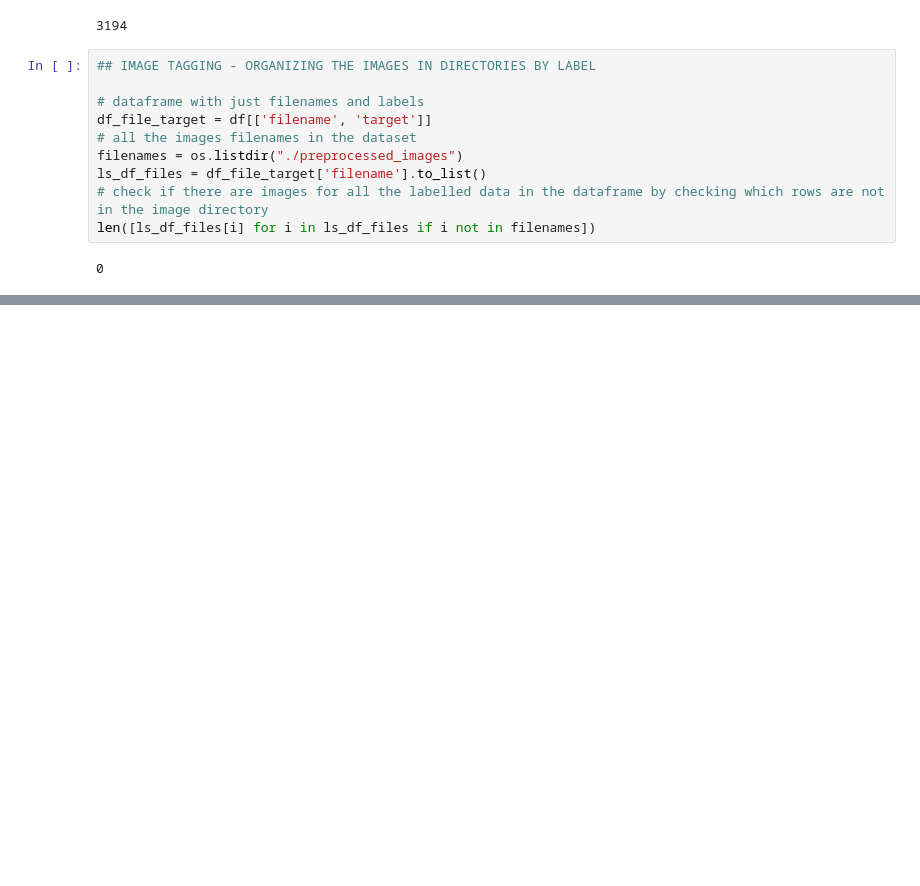
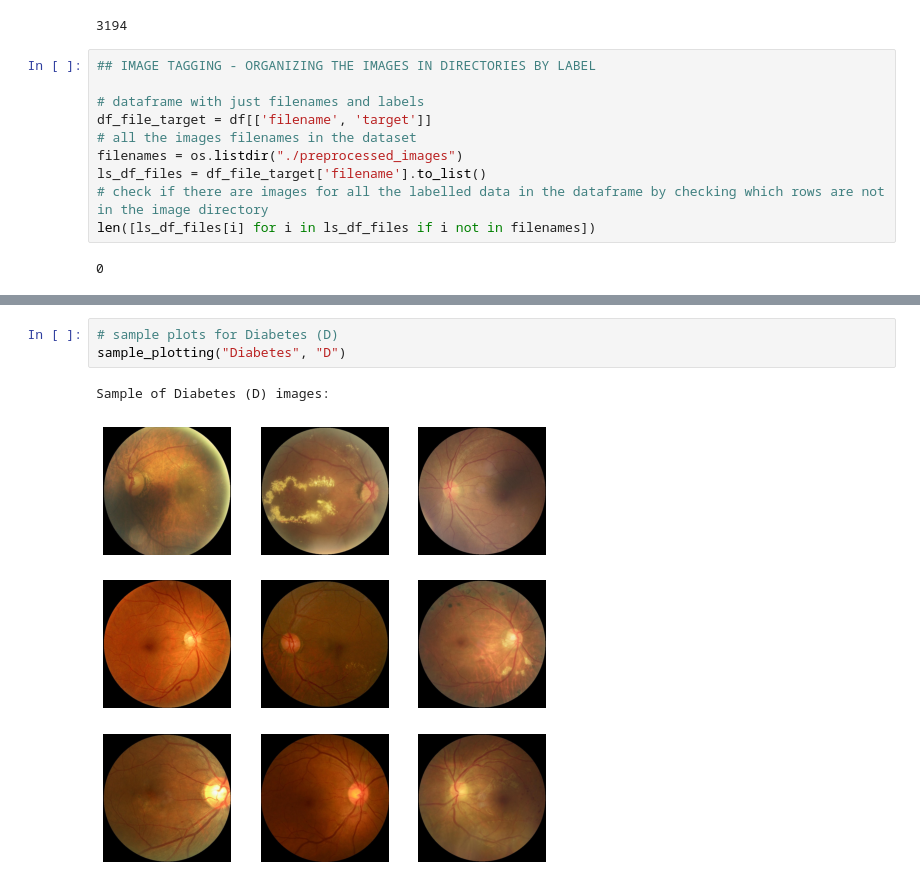
Before and after one commit to jesuero/OcularDiseaseDetection_ImageRecognition, a Jupyter notebook: main/Image_tagging.ipynb, the cells around one changed output, grey strips where cells are left out. Drawn from its saved outputs; the diff is of its cells as text; blank space fills up the shorter version.

```diff
--- a/main/Image_tagging.ipynb
+++ b/main/Image_tagging.ipynb
@@ -106,0 +151,6 @@ Total labeled images for Other diseases/abnormalities (O): 708
+# %%
+# sample plots for Diabetes (D)
+sample_plotting("Diabetes", "D")
+# %% [output]
+Sample of Diabetes (D) images:
+[figure, added]
```
Also changed, not shown: parts of 13 cells of this notebook.
